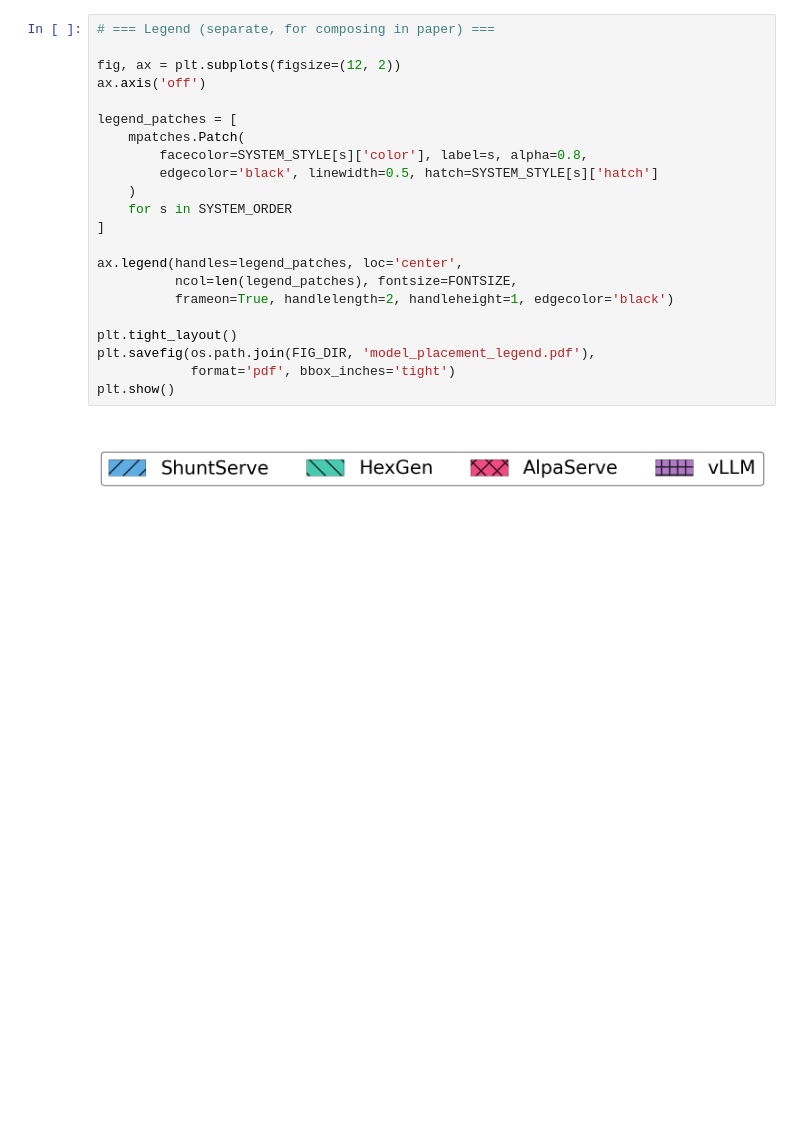
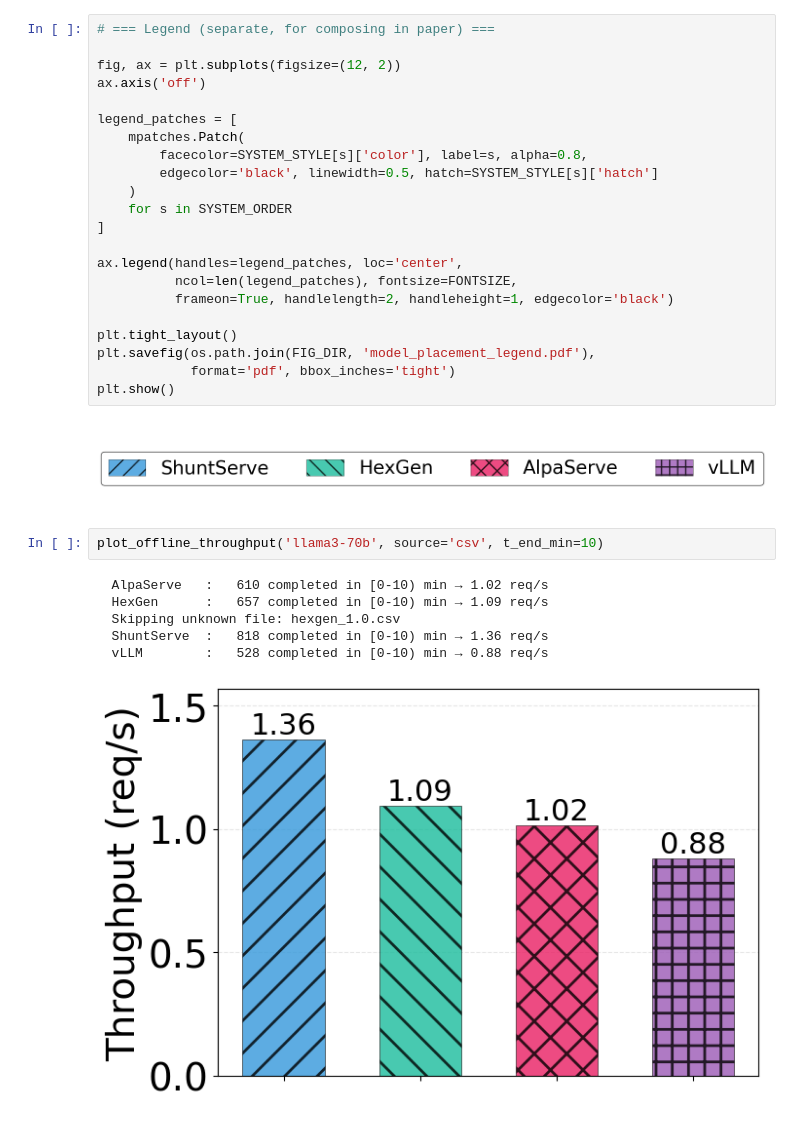
Before and after one commit to ddps-lab/HeteroSpotLLMServe, a Jupyter notebook: ArtifactEvaluation/ReferenceData/ModelPlacement/Trace/offline_figure.ipynb, the cells around one changed output. Drawn from its saved outputs; the diff is of its cells as text; blank space fills up the shorter version.

```diff
--- a/ArtifactEvaluation/ReferenceData/ModelPlacement/Trace/offline_figure.ipynb
+++ b/ArtifactEvaluation/ReferenceData/ModelPlacement/Trace/offline_figure.ipynb
@@ -178,3 +160,12 @@ plt.savefig(os.path.join(FIG_DIR, 'model_placement_legend.pdf'),
 plt.show()
 # %% [output]
 [figure]
+# %%
+plot_offline_throughput('llama3-70b', source='csv', t_end_min=10)
+# %% [output]
+  AlpaServe   :   610 completed in [0-10) min → 1.02 req/s
+  HexGen      :   657 completed in [0-10) min → 1.09 req/s
+  Skipping unknown file: hexgen_1.0.csv
+  ShuntServe  :   818 completed in [0-10) min → 1.36 req/s
+  vLLM        :   528 completed in [0-10) min → 0.88 req/s
+[figure, added]
```
Also changed, not shown: parts of 5 cells of this notebook, 24 other files.
